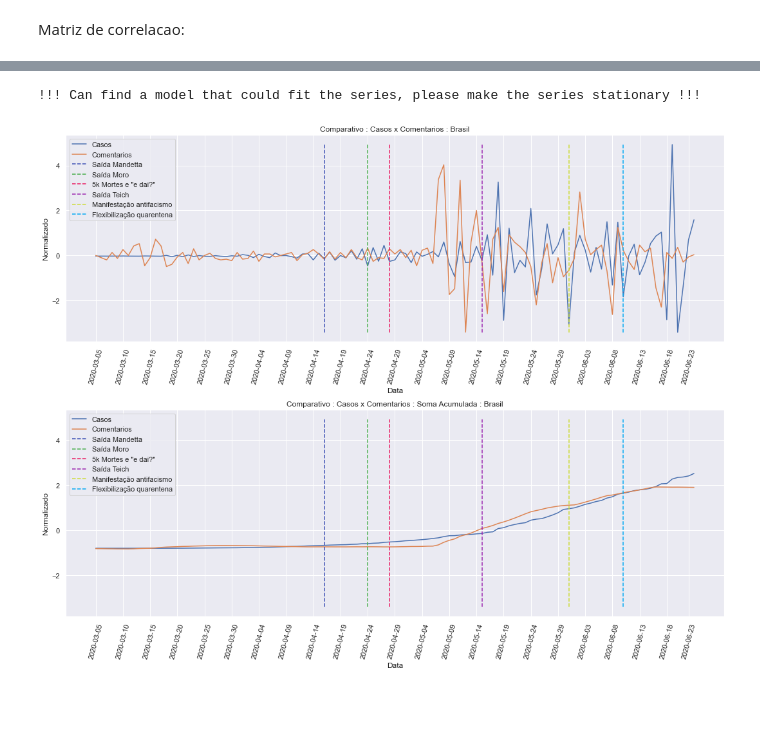
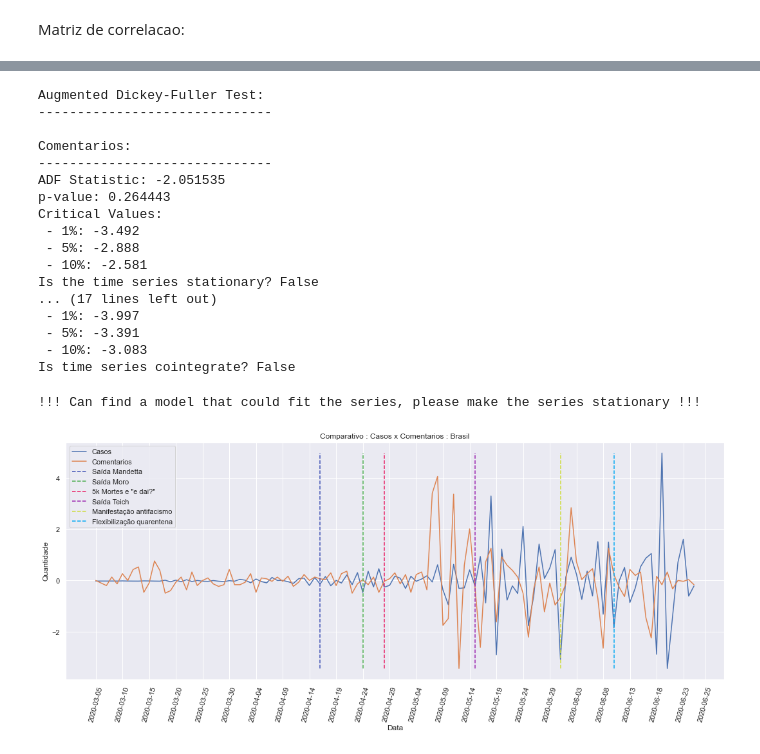
Before and after one commit to rdenadai/Covid19-Twitter-Tracker, a Jupyter notebook: code/notebooks/ValidarCausalidade.ipynb, the cells around one changed output, grey strips where cells are left out. Cells and saved outputs as stored; diff of their text form; code cells hidden in the pictures; blank space fills up the shorter version.

```diff
--- a/code/notebooks/ValidarCausalidade.ipynb
+++ b/code/notebooks/ValidarCausalidade.ipynb
@@ -207,7 +217,7 @@ def gerar_graficos(x1, x2, datas, columns, steps=5, stationary=False):
     plt.show()
     return x1_scale, x2_scale
 # %%
-df_covid = pd.read_csv("https://raw.githubusercontent.com/rdenadai/covid19statistics/master/data/covid-19/brazil/cases-brazil-cities-time-2020-06-24.csv")
+df_covid = pd.read_csv("https://raw.githubusercontent.com/rdenadai/covid19statistics/master/data/covid-19/brazil/cases-brazil-cities-time-2020-06-26.csv")
 # print(df_covid.columns)
 # %%
 df_covid = df_covid.drop(df_covid.index[df_covid["state"] == "TOTAL"])
@@ -665,11 +652,31 @@ numComments  0.415033   0.620219     1.000000
+# %%
+check_time_series(x2, x1, columns=["Comentarios", "Casos"])
+# %% [output]
+Augmented Dickey-Fuller Test:
+------------------------------
+
+Comentarios:
+------------------------------
+ADF Statistic: -2.051535
+p-value: 0.264443
+Critical Values:
+ - 1%: -3.492
+ - 5%: -2.888
+ - 10%: -2.581
+Is the time series stationary? False
+... (17 lines left out)
+ - 1%: -3.997
+ - 5%: -3.391
+ - 10%: -3.083
+Is time series cointegrate? False
 # %%
 result = autoregression_model(x2, x1, columns=["Comentarios", "Casos"])
 # %% [output]
 !!! Can find a model that could fit the series, please make the series stationary !!!
 # %%
- x1, x2 = gerar_graficos(df_merged["stationary_newCases"], df_merged["stationary_numComments"], datas, ["Casos", "Comentarios"], stationary=True)
+x1, x2 = gerar_graficos(df_merged["stationary_newCases"], df_merged["stationary_numComments"], datas, ["Casos", "Comentarios"])
 # %% [output]
-[figure, old version]
+[figure, new version]
 # %%
 result = autoregression_model(x2, x1, columns=["Comentarios", "Casos"])
 # %% [output]
```
Also changed, not shown: parts of 34 cells of this notebook, 5 other files.
